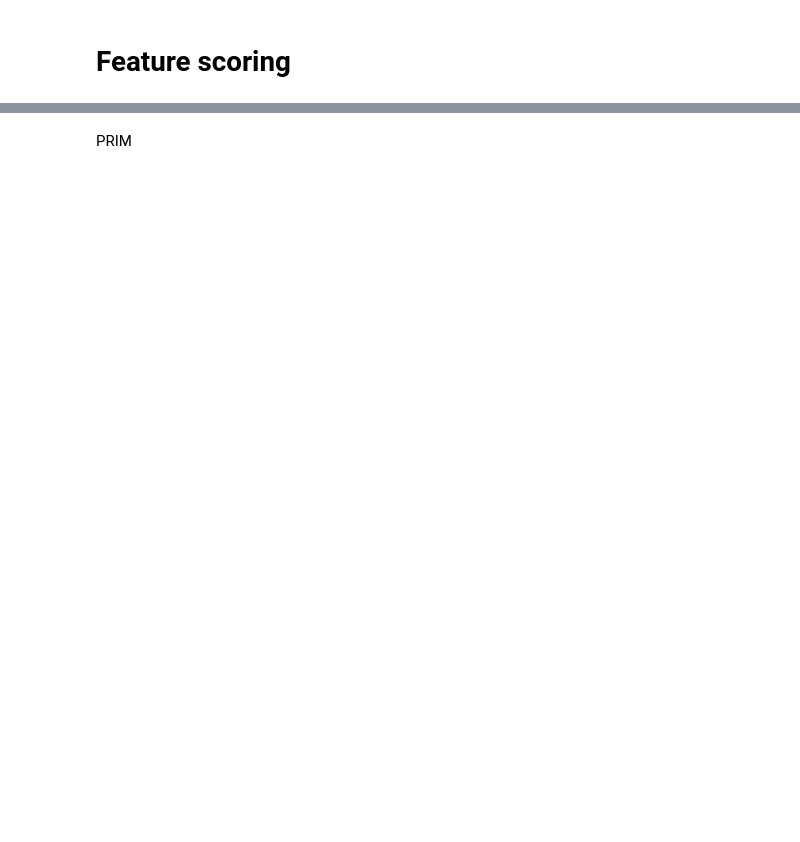
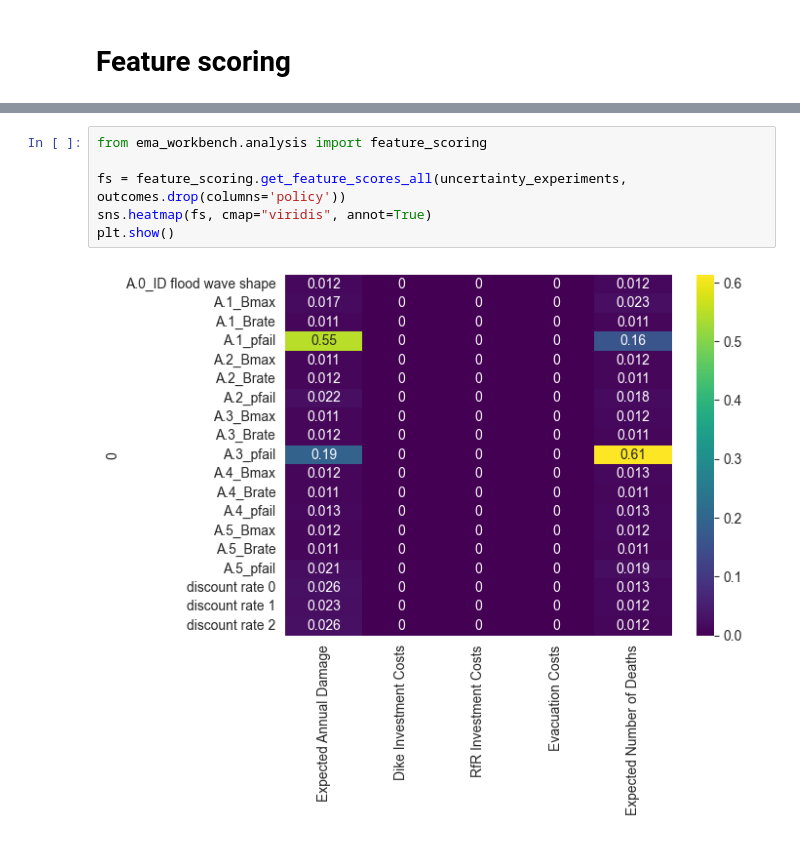
Before and after one commit to BRtudelft/Group1_EPA1361_Model-based_Decision-making, a Jupyter notebook: MORDM_1_problem_formulation.ipynb, the cells around one changed output, grey strips where cells are left out. Drawn from its saved outputs; the diff is of its cells as text; blank space fills up the shorter version.

Commit message:
- Run gemaakt voor RWS - Run aangepast op 5000 - Feature scoring, Dim Stack, multiscatter & PRIM (Waardes nog aan te passen!) geimplemented

```diff
--- a/MORDM_1_problem_formulation.ipynb
+++ b/MORDM_1_problem_formulation.ipynb
@@ -87,2 +96,8 @@ uncertainty_experiments
-# %% [markdown]
-PRIM
+# %%
+from ema_workbench.analysis import feature_scoring
+
+fs = feature_scoring.get_feature_scores_all(uncertainty_experiments, outcomes.drop(columns='policy'))
+sns.heatmap(fs, cmap="viridis", annot=True)
+plt.show()
+# %% [output]
+[figure, added]
```
Also changed, not shown: parts of 12 cells of this notebook, 5 other files.
